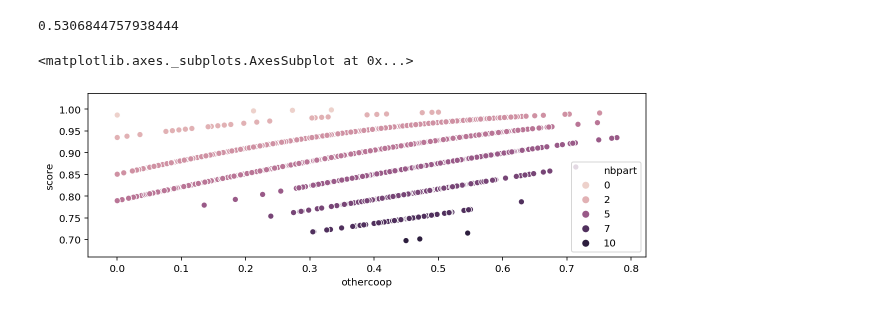
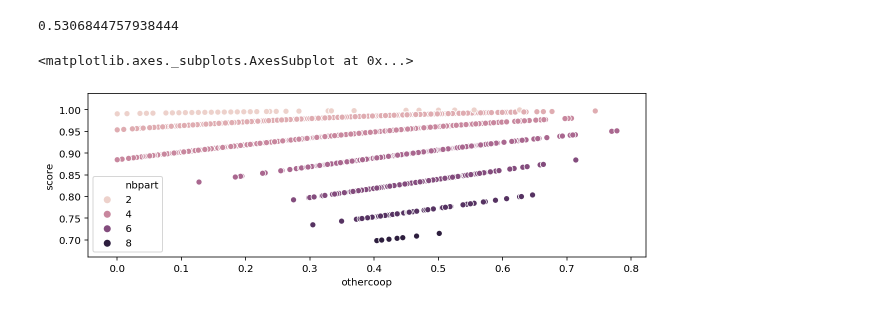
Before and after one commit to PaulEcoffet/roborobo3, a Jupyter notebook: roborobo3/notebooks/lions/scoreAnalysis.ipynb, the cells around one changed output. Cells and saved outputs as stored; diff of their text form; code cells hidden in the pictures.

```diff
--- a/roborobo3/notebooks/lions/scoreAnalysis.ipynb
+++ b/roborobo3/notebooks/lions/scoreAnalysis.ipynb
@@ -66,8 +82,9 @@ np.sum(chosen >= meancoop) / len(chosen)
 # %%
 %matplotlib inline
 import matplotlib.pyplot as plt
 plt.figure(figsize=(10, 3))
-sns.scatterplot(data=df.query('eval == 0 and id == 10'), x='othercoop', y='score', hue="nbpart")
+
+sns.scatterplot(data=df.query('eval == 0 and id == 69'), x='othercoop', y='score', hue="nbpart")
 # %% [output]
 <matplotlib.axes._subplots.AxesSubplot at 0x...>
-[figure, old version]
+[figure, new version]
```
Also changed, not shown: parts of 8 cells of this notebook, 1 other file.
